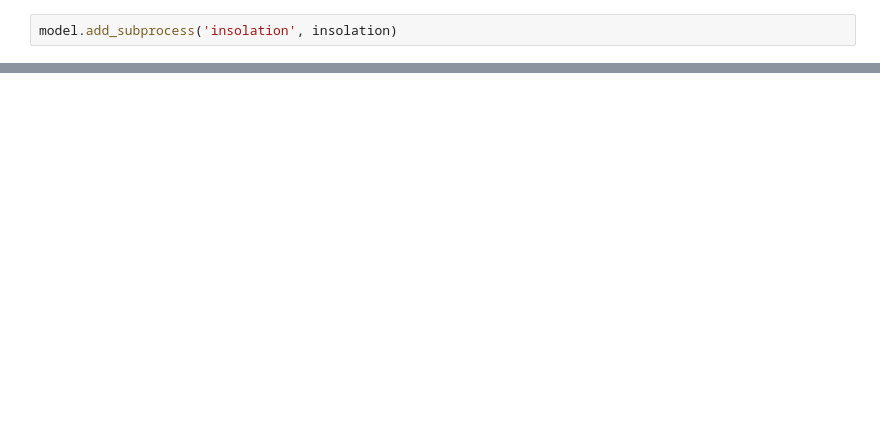
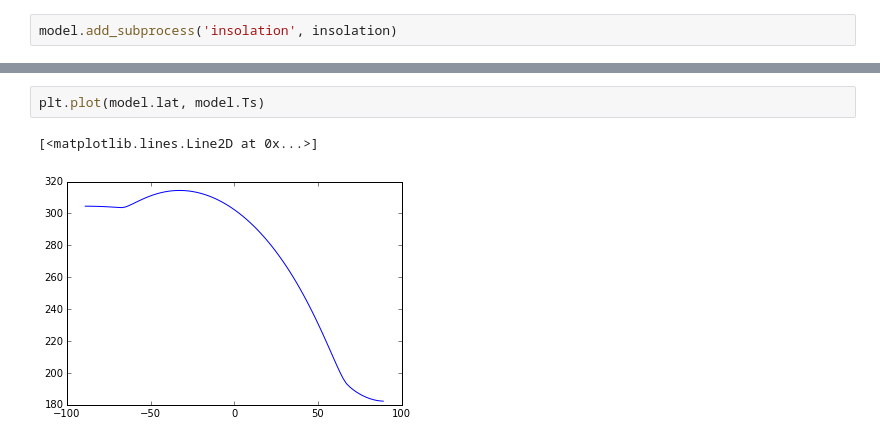
Before and after one commit to climlab/climlab, a Jupyter notebook: courseware/Latitude-dependent grey radiation.ipynb, the cells around one changed output, grey strips where cells are left out. Cells and saved outputs as stored; diff of their text form; blank space fills up the shorter version.

```diff
--- a/courseware/Latitude-dependent grey radiation.ipynb
+++ b/courseware/Latitude-dependent grey radiation.ipynb
@@ -58,0 +66,5 @@ AttributeError: 'DailyInsolation' object has no attribute 'insolation_array'
+# %%
+plt.plot(model.lat, model.Ts)
+# %% [output]
+[<matplotlib.lines.Line2D at 0x...>]
+[figure, added]
```
Also changed, not shown: parts of 17 cells of this notebook, 2 other files.
